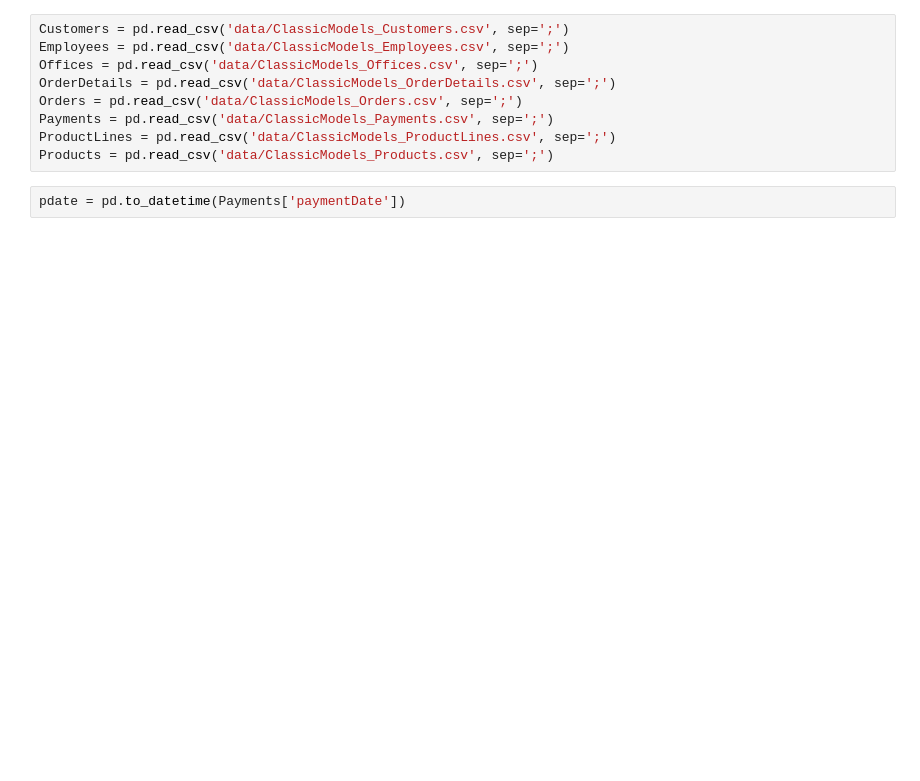
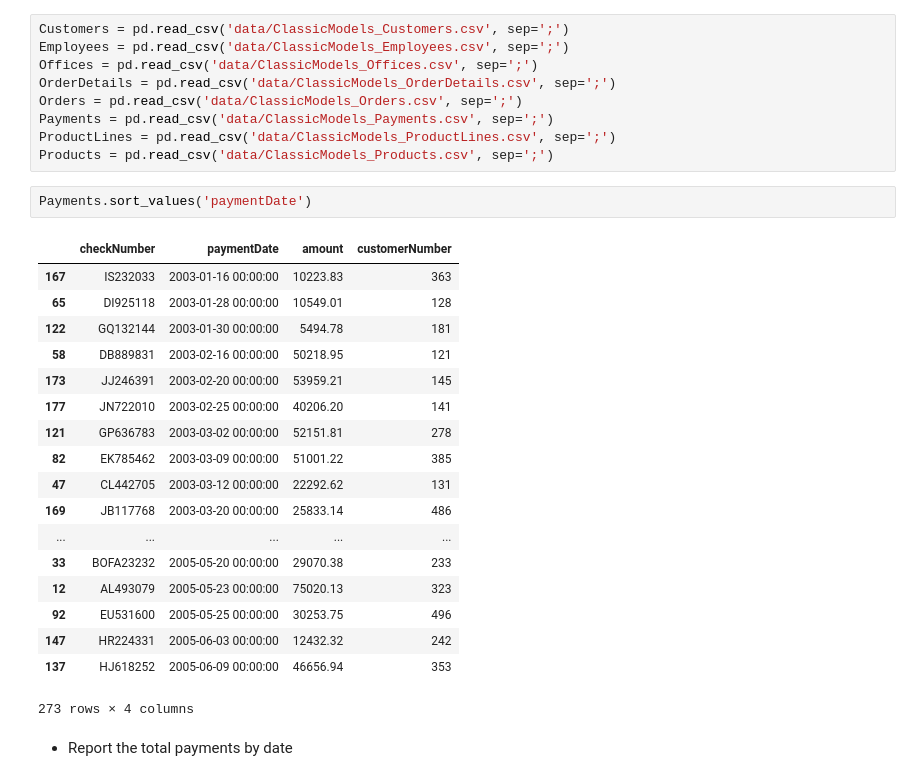
Before and after one commit to hanisaf/advanced-data-management-and-analytics, a Jupyter notebook: 23-workout-solution.ipynb, the cells around one changed output. Cells and saved outputs as stored; diff of their text form; blank space fills up the shorter version.

```diff
--- a/23-workout-solution.ipynb
+++ b/23-workout-solution.ipynb
@@ -28,8 +28,29 @@ Orders = pd.read_csv('data/ClassicModels_Orders.csv', sep=';')
 Payments = pd.read_csv('data/ClassicModels_Payments.csv', sep=';')
 ProductLines = pd.read_csv('data/ClassicModels_ProductLines.csv', sep=';')
 Products = pd.read_csv('data/ClassicModels_Products.csv', sep=';')
-# %%
-pdate = pd.to_datetime(Payments['paymentDate'])
+# %%
+Payments.sort_values('paymentDate')
+# %% [output]
+|  | checkNumber | paymentDate | amount | customerNumber |
+| 167 | IS232033 | 2003-01-16 00:00:00 | 10223.83 | 363 |
+| 65 | DI925118 | 2003-01-28 00:00:00 | 10549.01 | 128 |
+| 122 | GQ132144 | 2003-01-30 00:00:00 | 5494.78 | 181 |
+| 58 | DB889831 | 2003-02-16 00:00:00 | 50218.95 | 121 |
+| 173 | JJ246391 | 2003-02-20 00:00:00 | 53959.21 | 145 |
+| 177 | JN722010 | 2003-02-25 00:00:00 | 40206.20 | 141 |
+| 121 | GP636783 | 2003-03-02 00:00:00 | 52151.81 | 278 |
+| 82 | EK785462 | 2003-03-09 00:00:00 | 51001.22 | 385 |
+| 47 | CL442705 | 2003-03-12 00:00:00 | 22292.62 | 131 |
+| 169 | JB117768 | 2003-03-20 00:00:00 | 25833.14 | 486 |
+| ... | ... | ... | ... | ... |
+| 33 | BOFA23232 | 2005-05-20 00:00:00 | 29070.38 | 233 |
+| 12 | AL493079 | 2005-05-23 00:00:00 | 75020.13 | 323 |
+| 92 | EU531600 | 2005-05-25 00:00:00 | 30253.75 | 496 |
+| 147 | HR224331 | 2005-06-03 00:00:00 | 12432.32 | 242 |
+| 137 | HJ618252 | 2005-06-09 00:00:00 | 46656.94 | 353 |
+273 rows × 4 columns
+# %% [markdown]
+- Report the total payments by date
 # %%
 Payments.groupby('paymentDate')['amount'].sum()
 # %% [output]
```
Also changed, not shown: parts of 42 cells of this notebook, 1 other file.
